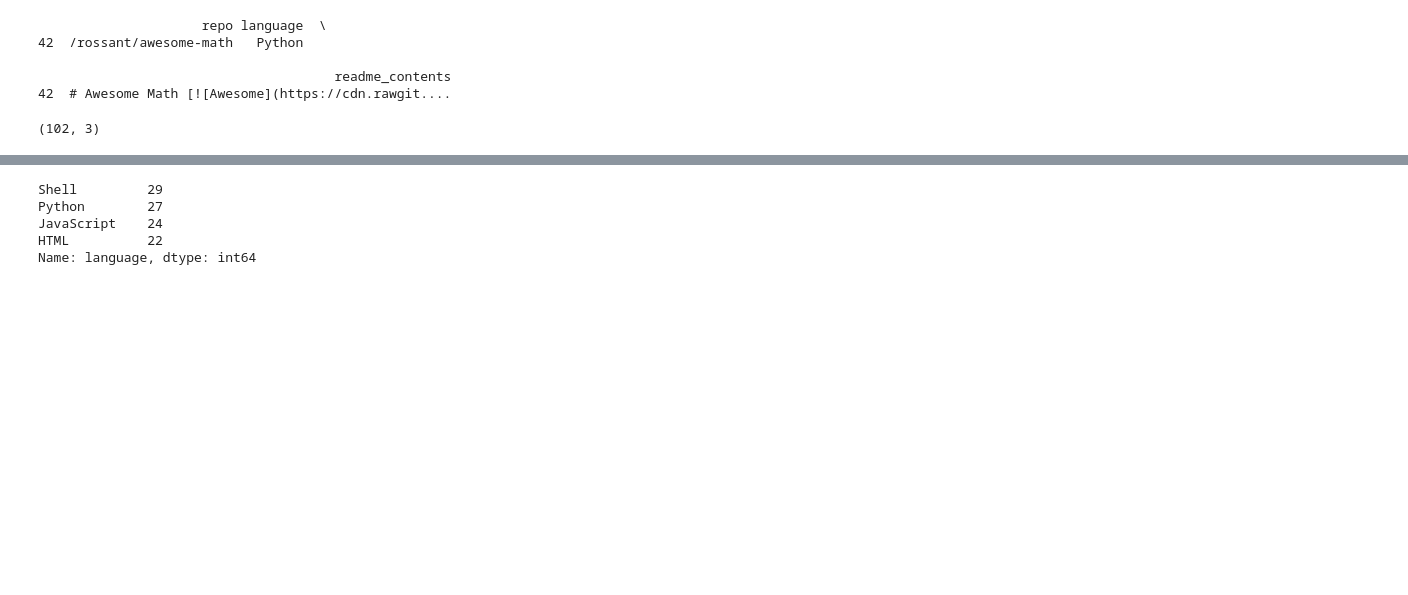
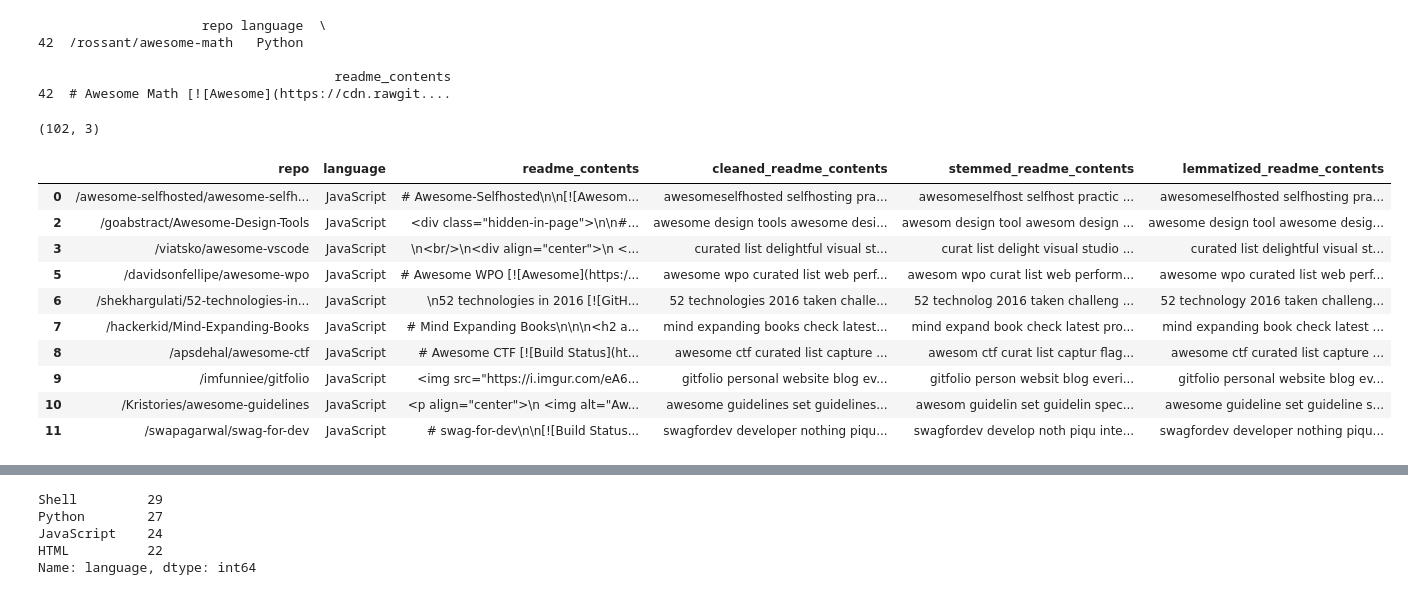
Before and after one commit to NLP-G4/NLP_group_project, a Jupyter notebook: parkers_workbook.ipynb, the cells around one changed output, grey strips where cells are left out. Saved outputs shown, nothing was run; the diff lists cells and outputs as text; code cells hidden in the pictures; blank space fills up the shorter version.

```diff
--- a/parkers_workbook.ipynb
+++ b/parkers_workbook.ipynb
@@ -127,3 +128,17 @@ repo_df.shape
 (102, 3)
 # %%
 repo_clean = prepare.prep_article_data(repo_df, 'readme_contents')
+# %%
+repo_clean.head(10)
+# %% [output]
+|  | repo | language | readme_contents | cleaned_readme_contents | stemmed_readme_contents | lemmatized_readme_contents |
+| 0 | /awesome-selfhosted/awesome-selfh... | JavaScript | # Awesome-Selfhosted\n\n[![Awesom... | awesomeselfhosted selfhosting pra... | awesomeselfhost selfhost practic ... | awesomeselfhosted selfhosting pra... |
+| 2 | /goabstract/Awesome-Design-Tools | JavaScript | <div class="hidden-in-page">\n\n#... | awesome design tools awesome desi... | awesom design tool awesom design ... | awesome design tool awesome desig... |
+| 3 | /viatsko/awesome-vscode | JavaScript | \n<br/>\n<div align="center">\n <... | curated list delightful visual st... | curat list delight visual studio ... | curated list delightful visual st... |
+| 5 | /davidsonfellipe/awesome-wpo | JavaScript | # Awesome WPO [![Awesome](https:/... | awesome wpo curated list web perf... | awesom wpo curat list web perform... | awesome wpo curated list web perf... |
+| 6 | /shekhargulati/52-technologies-in... | JavaScript | \n52 technologies in 2016 [![GitH... | 52 technologies 2016 taken challe... | 52 technolog 2016 taken challeng ... | 52 technology 2016 taken challeng... |
+| 7 | /hackerkid/Mind-Expanding-Books | JavaScript | # Mind Expanding Books\n\n\n<h2 a... | mind expanding books check latest... | mind expand book check latest pro... | mind expanding book check latest ... |
+| 8 | /apsdehal/awesome-ctf | JavaScript | # Awesome CTF [![Build Status](ht... | awesome ctf curated list capture ... | awesom ctf curat list captur flag... | awesome ctf curated list capture ... |
+| 9 | /imfunniee/gitfolio | JavaScript | <img src="https://i.imgur.com/eA6... | gitfolio personal website blog ev... | gitfolio person websit blog everi... | gitfolio personal website blog ev... |
+| 10 | /Kristories/awesome-guidelines | JavaScript | <p align="center">\n <img alt="Aw... | awesome guidelines set guidelines... | awesom guidelin set guidelin spec... | awesome guideline set guideline s... |
+| 11 | /swapagarwal/swag-for-dev | JavaScript | # swag-for-dev\n\n[![Build Status... | swagfordev developer nothing piqu... | swagfordev develop noth piqu inte... | swagfordev developer nothing piqu... |
```
Also changed, not shown: parts of 22 cells of this notebook, 2 other files.
